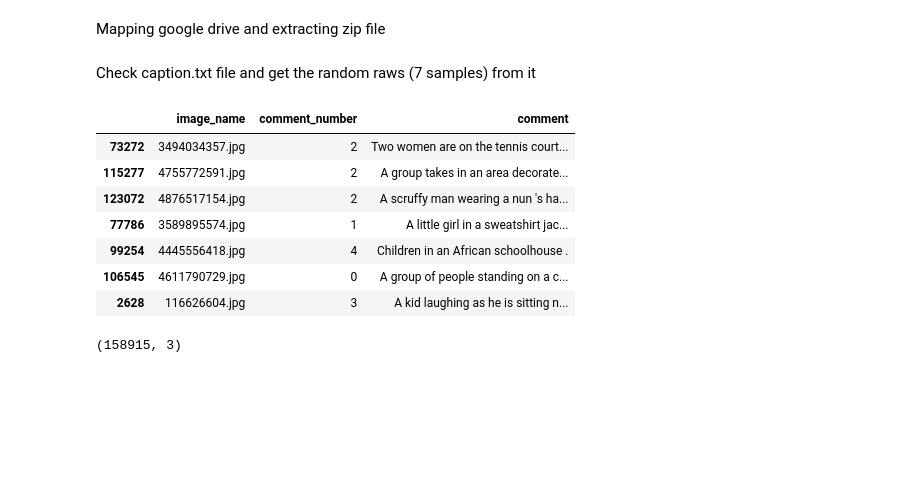
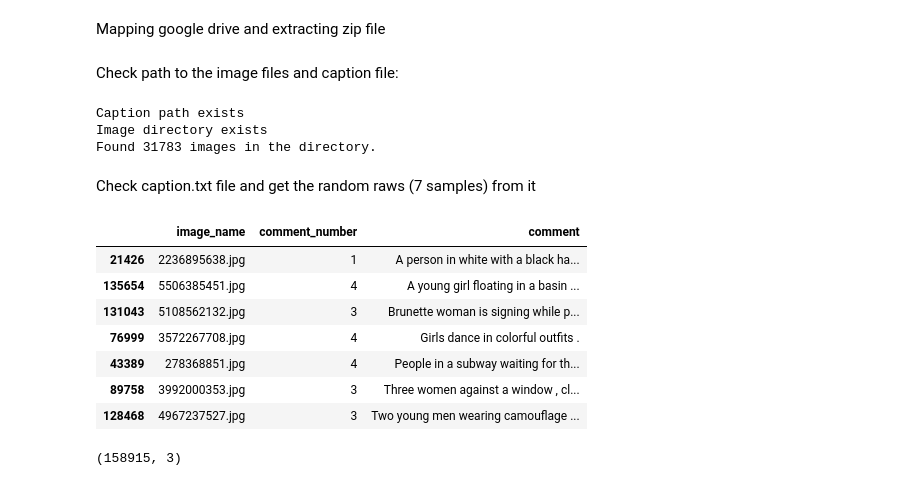
Before and after one commit to shshakib/Image_Captioning, a Jupyter notebook: notebooks/ImageCaptioning_LSTM_Attention.ipynb, the cells around one changed output. Drawn from its saved outputs; the diff is of its cells as text; code cells hidden in the pictures; blank space fills up the shorter version.

Commit message:
Preliminary image captioning model with attention mechanism

```diff
--- a/notebooks/ImageCaptioning_LSTM_Attention.ipynb
+++ b/notebooks/ImageCaptioning_LSTM_Attention.ipynb
@@ -39,24 +41,56 @@ Mapping google drive and extracting zip file
 #Run if needed
 # with zipfile.ZipFile('data/archive.zip') as z_temp:
 #     z_temp.extractall(path='data/')
+# %% [markdown]
+Check path to the image files and caption file:
+# %%
+current_dir = Path.cwd()
+
+if current_dir.name == 'notebooks':
+    project_root = current_dir.parent
+else:
+    project_root = current_dir
+
+if project_root not in sys.path:
+    sys.path.append(str(project_root))
+
+captions_path = project_root / 'data' / 'flickr30k_images' / 'results.csv'
+image_dir = project_root  / 'data' / 'flickr30k_images' / 'flickr30k_images'
+image_paths = list(image_dir.glob('*.jpg'))
+
+if captions_path.exists():
+    print("Caption path exists")
+else:
+    print("Caption path does not exist")
+
+if image_dir.exists() and image_dir.is_dir():
+    print("Image directory exists")
+
+    if image_paths:
+        print(f"Found {len(image_paths)} images in the directory.")
+    else:
+        print("No images found in the directory.")
+else:
+    print("Image directory does not exist")
+# %% [output]
+Caption path exists
+Image directory exists
+Found 31783 images in the directory.
 # %% [markdown]
 Check caption.txt file and get the random raws (7 samples) from it
 # %%
-project_root = Path.cwd().parent
-data_path = project_root / 'data' / 'flickr30k_images' / 'results.csv'
-
-image_captions = pd.read_csv(data_path, sep='|')
+image_captions = pd.read_csv(captions_path, sep='|')
 image_captions.columns = image_captions.columns.str.strip()
 image_captions.sample(7)
 # %% [output]
 |  | image_name | comment_number | comment |
-| 73272 | 3494034357.jpg | 2 | Two women are on the tennis court... |
-| 115277 | 4755772591.jpg | 2 | A group takes in an area decorate... |
-| 123072 | 4876517154.jpg | 2 | A scruffy man wearing a nun 's ha... |
-| 77786 | 3589895574.jpg | 1 | A little girl in a sweatshirt jac... |
-| 99254 | 4445556418.jpg | 4 | Children in an African schoolhouse . |
-| 106545 | 4611790729.jpg | 0 | A group of people standing on a c... |
-| 2628 | 116626604.jpg | 3 | A kid laughing as he is sitting n... |
+| 21426 | 2236895638.jpg | 1 | A person in white with a black ha... |
+| 135654 | 5506385451.jpg | 4 | A young girl floating in a basin ... |
+| 131043 | 5108562132.jpg | 3 | Brunette woman is signing while p... |
+| 76999 | 3572267708.jpg | 4 | Girls dance in colorful outfits . |
+| 43389 | 278368851.jpg | 4 | People in a subway waiting for th... |
+| 89758 | 3992000353.jpg | 3 | Three women against a window , cl... |
+| 128468 | 4967237527.jpg | 3 | Two young men wearing camouflage ... |
 # %%
 image_captions.shape
 # %% [output]
```
Also changed, not shown: parts of 17 cells of this notebook.
